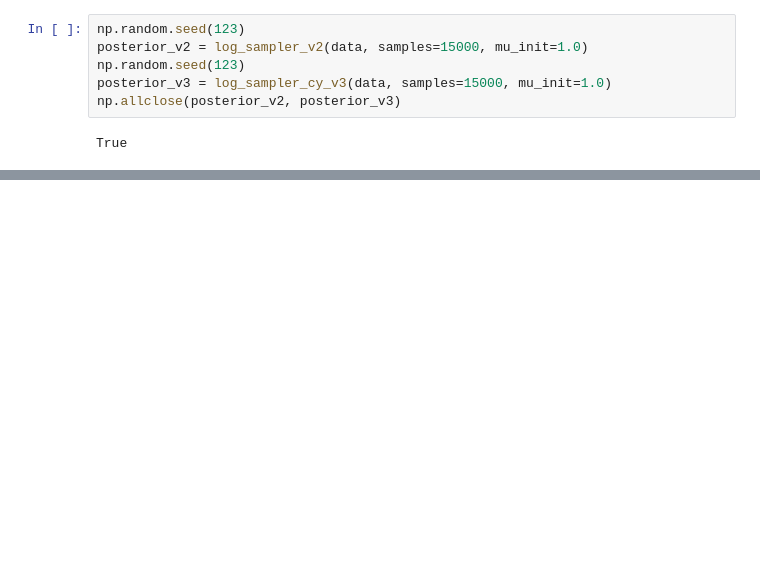
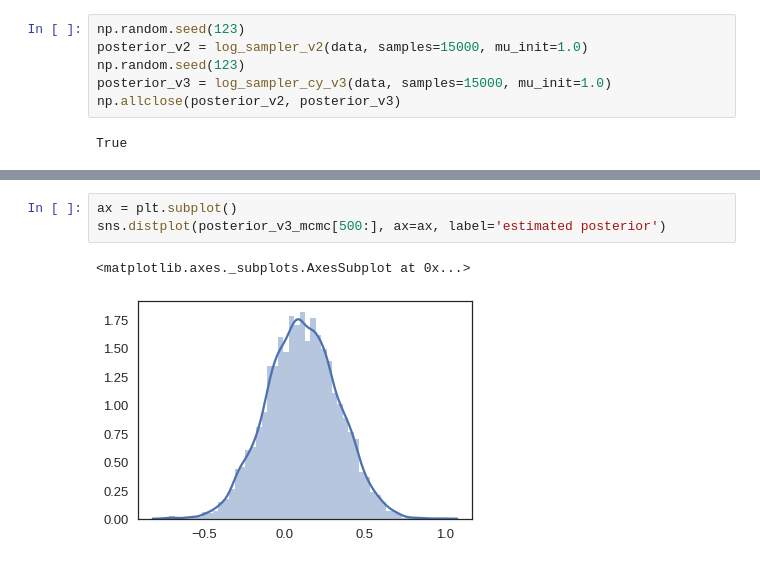
Before and after one commit to kwmsmith/scipy-2017-cython-tutorial, a Jupyter notebook: cython-mcmc.ipynb, the cells around one changed output, grey strips where cells are left out. Cells and saved outputs as stored; diff of their text form; blank space fills up the shorter version.

```diff
--- a/cython-mcmc.ipynb
+++ b/cython-mcmc.ipynb
@@ -409,0 +456,6 @@ True
+# %%
+ax = plt.subplot()
+sns.distplot(posterior_v3_mcmc[500:], ax=ax, label='estimated posterior')
+# %% [output]
+<matplotlib.axes._subplots.AxesSubplot at 0x...>
+[figure, added]
```
Also changed, not shown: parts of 25 cells of this notebook, 12 other files.
